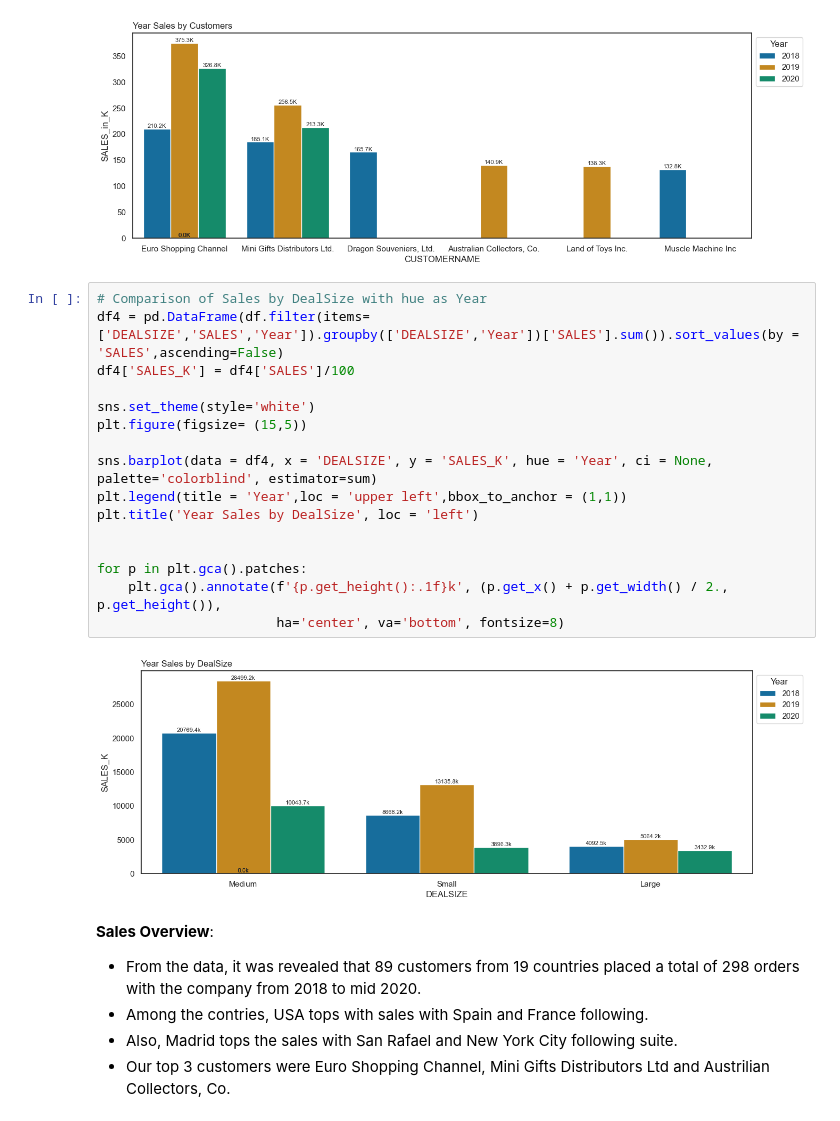
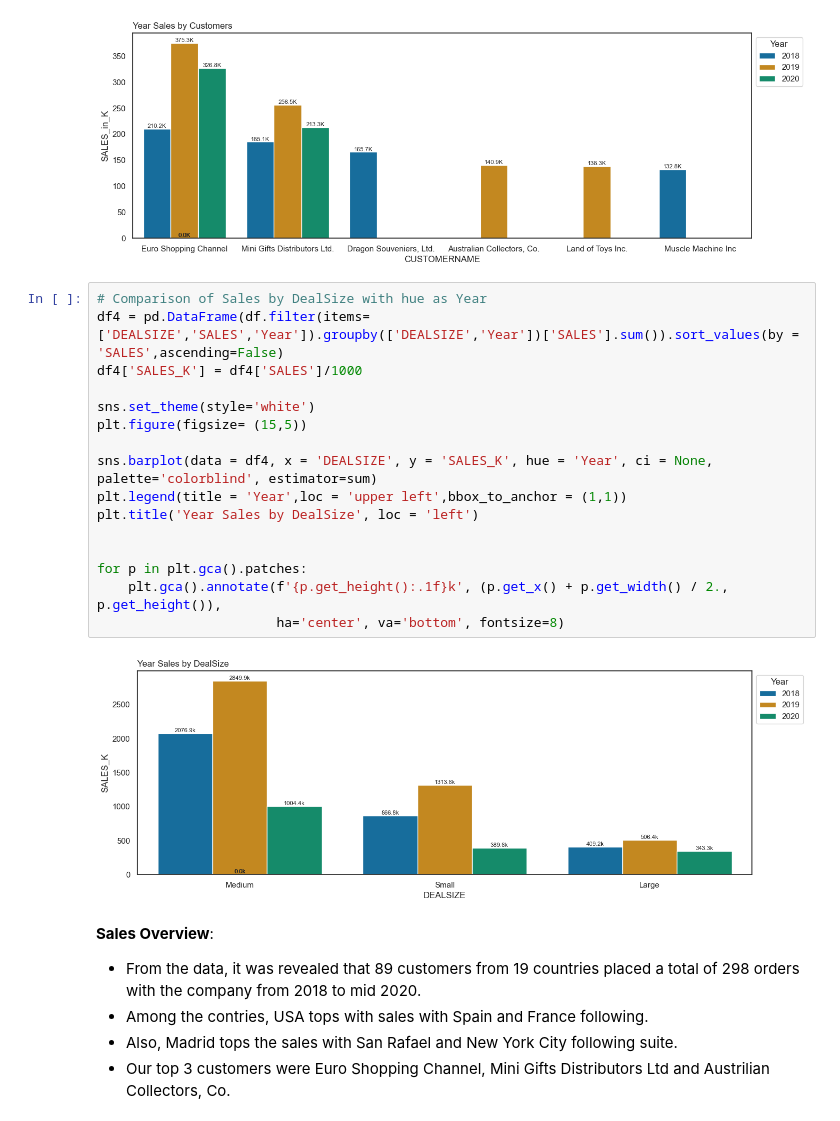
Before and after one commit to DataNerdss/Automobile_Sales_Analysis_Project, a Jupyter notebook: Notebook/car_sales_analysis.ipynb, the cells around one changed output. Cells and saved outputs as stored; diff of their text form.

```diff
--- a/Notebook/car_sales_analysis.ipynb
+++ b/Notebook/car_sales_analysis.ipynb
@@ -468,21 +472,21 @@ for p in plt.gca().patches:
 # %%
 # Comparison of Sales by DealSize with hue as Year
 df4 = pd.DataFrame(df.filter(items=['DEALSIZE','SALES','Year']).groupby(['DEALSIZE','Year'])['SALES'].sum()).sort_values(by = 'SALES',ascending=False)
-df4['SALES_K'] = df4['SALES']/100
+df4['SALES_K'] = df4['SALES']/1000
 
 sns.set_theme(style='white')
 plt.figure(figsize= (15,5))
 
 sns.barplot(data = df4, x = 'DEALSIZE', y = 'SALES_K', hue = 'Year', ci = None, palette='colorblind', estimator=sum)
 plt.legend(title = 'Year',loc = 'upper left',bbox_to_anchor = (1,1))
 plt.title('Year Sales by DealSize', loc = 'left')
 
 
 for p in plt.gca().patches:
     plt.gca().annotate(f'{p.get_height():.1f}k', (p.get_x() + p.get_width() / 2., p.get_height()),
                        ha='center', va='bottom', fontsize=8)
 # %% [output]
-[figure, old version]
+[figure, new version]
 # %% [markdown]
 **Sales Overview**:
 - From the data, it was revealed that 89 customers from 19 countries placed a total of 298 orders with the company from 2018 to mid 2020.
```
Also changed, not shown: parts of 1 cell of this notebook, 2 other files.
